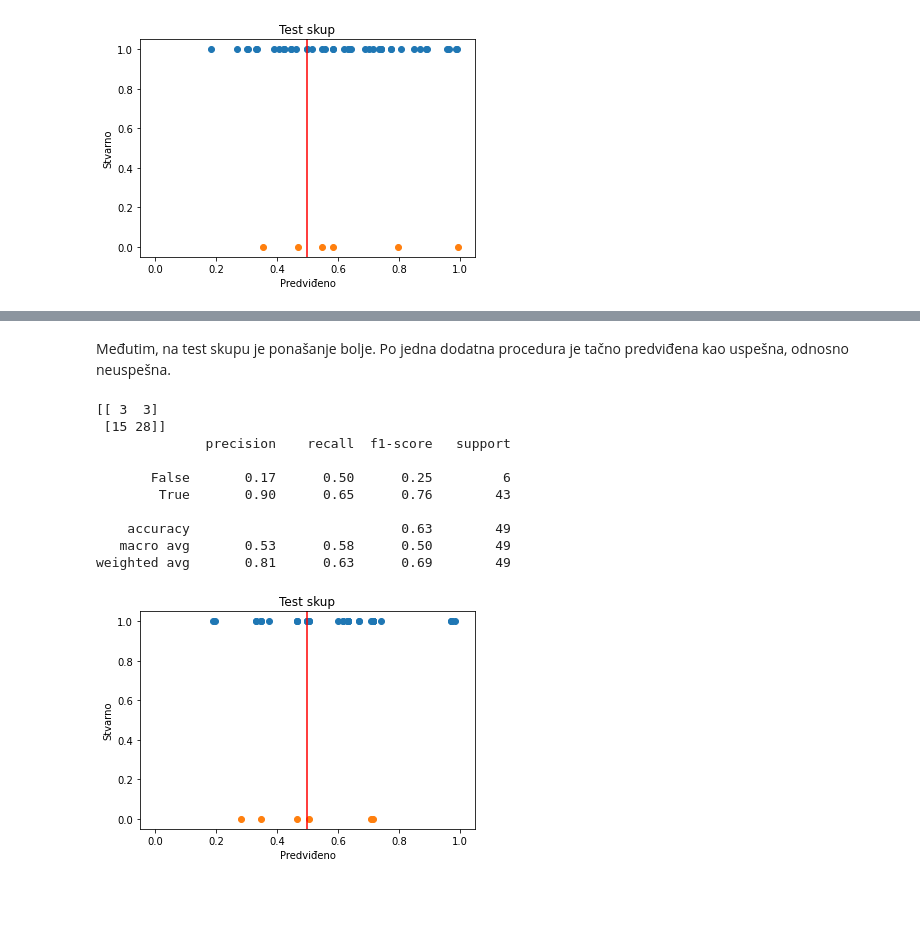
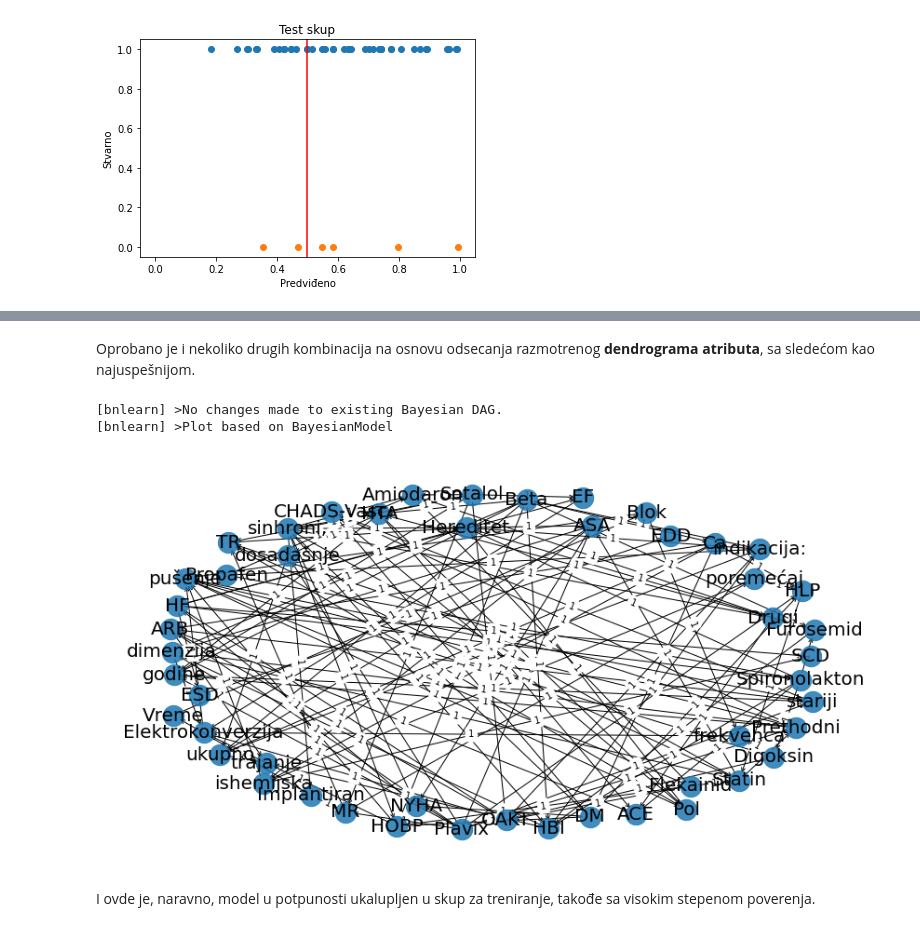
Before and after one commit to matfija/Elektrokonverzija, a Jupyter notebook: elektrobajes.ipynb, the cells around one changed output, grey strips where cells are left out. Cells and saved outputs as stored; diff of their text form; code cells hidden in the pictures; blank space fills up the shorter version.

```diff
--- a/elektrobajes.ipynb
+++ b/elektrobajes.ipynb
@@ -412,18 +379,16 @@ weighted avg       1.00      1.00      1.00        98
-# %% [markdown]
-Međutim, na test skupu je ponašanje bolje. Po jedna dodatna procedura je tačno predviđena kao uspešna, odnosno neuspešna.
-# %%
-testx, testy = dohvati(fixed, df_train, df_test)
-oceni(testx, testy)
-nacrtaj(testx, testy, 'Test skup')
-# %% [output]
-[[ 3  3]
- [15 28]]
-              precision    recall  f1-score   support
-
-       False       0.17      0.50      0.25         6
-        True       0.90      0.65      0.76        43
-
-    accuracy                           0.63        49
-   macro avg       0.53      0.58      0.50        49
-weighted avg       0.81      0.63      0.69        49
-[figure, removed]
+# %% [markdown]
+Oprobano je i nekoliko drugih kombinacija na osnovu odsecanja razmotrenog **dendrograma atributa**, sa sledećom kao najuspešnijom.
+# %%
+fixed = est.estimate(fixed_edges=[('dimenzija', 'Elektrokonverzija'),
+                                  ('OAKT', 'Elektrokonverzija'),
+                                  ('frekvenca', 'Elektrokonverzija'),
+                                  ('EF', 'Elektrokonverzija')])
+fixed = bn.make_DAG(fixed)
+
+_ = bn.plot(fixed)
+# %% [output]
+[bnlearn] >No changes made to existing Bayesian DAG.
+[bnlearn] >Plot based on BayesianModel
+[figure, added]
+# %% [markdown]
+I ovde je, naravno, model u potpunosti ukalupljen u skup za treniranje, takođe sa visokim stepenom poverenja.
```
Also changed, not shown: parts of 7 cells of this notebook.
